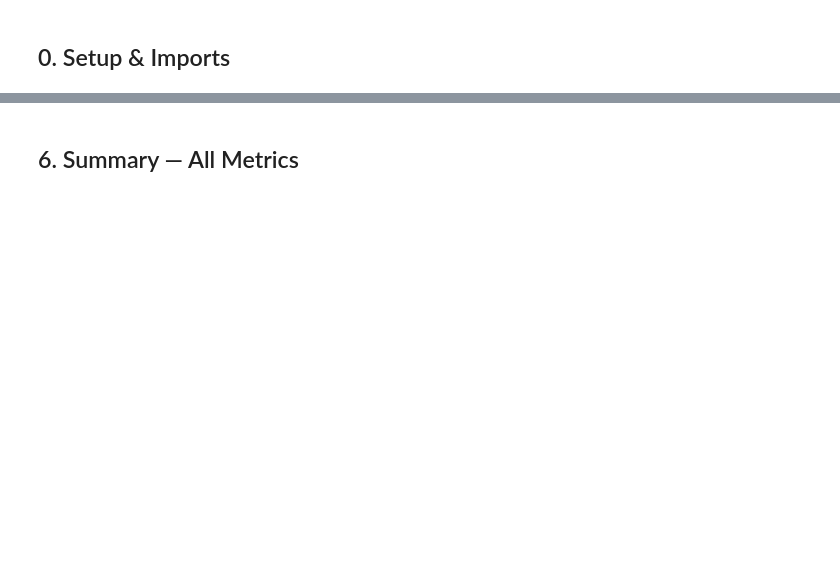
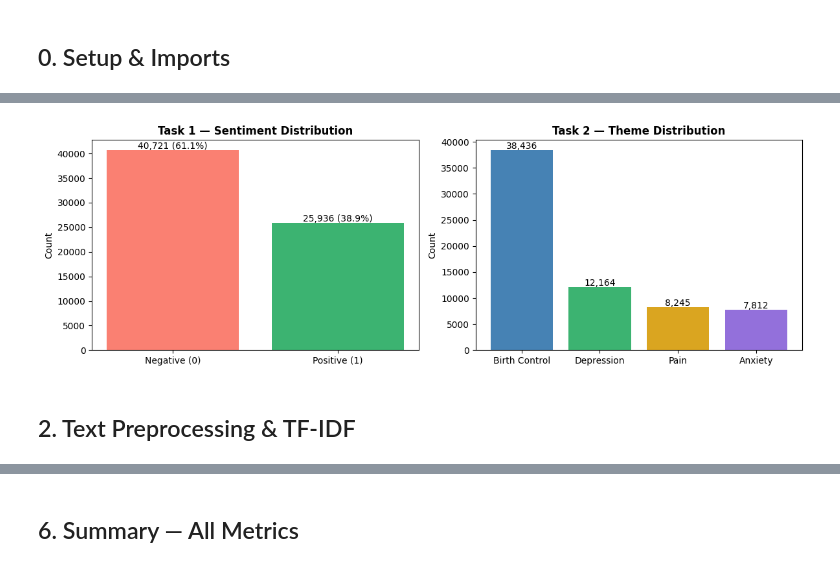
Before and after one commit to Dany281022/healthcare-nlp, a Jupyter notebook: notebooks/proof_of_results.ipynb, the cells around one changed output, grey strips where cells are left out. Cells and saved outputs as stored; diff of their text form; code cells hidden in the pictures; blank space fills up the shorter version.

```diff
--- a/notebooks/proof_of_results.ipynb
+++ b/notebooks/proof_of_results.ipynb
@@ -415,14 +11,0 @@ plt.show()
-# %%
-# Document-topic distribution — shows each doc's dominant topic
-dominant_topics = W.argmax(axis=1)
-topic_counts    = np.bincount(dominant_topics)
-
-fig, ax = plt.subplots(figsize=(8, 4))
-ax.bar([f'Topic {i+1}' for i in range(4)], topic_counts, color=colors_nmf)
-ax.set_title('Task 3 — Documents per Dominant NMF Topic', fontweight='bold')
-ax.set_ylabel('Number of documents')
-for i, v in enumerate(topic_counts):
-    ax.text(i, v + 100, f'{v:,}', ha='center')
-plt.tight_layout()
-plt.savefig('task3_topic_distribution.png', dpi=150, bbox_inches='tight')
-plt.show()
@@ -430,0 +48,43 @@ plt.show()
+# %%
+# --- Colors used throughout the notebook ---
+# Sentiment
+COLOR_NEGATIVE = 'salmon'       # red-ish negative reviews
+COLOR_POSITIVE = 'mediumseagreen'  # green  positive reviews
+
+# Themes (one color per medical category)
+COLOR_ANXIETY      = 'steelblue'
+COLOR_BIRTHCONTROL = 'mediumseagreen'
+COLOR_DEPRESSION   = 'goldenrod'
+COLOR_PAIN         = 'mediumpurple'
+
+THEME_COLORS = [COLOR_ANXIETY, COLOR_BIRTHCONTROL, COLOR_DEPRESSION, COLOR_PAIN]
+
+fig, axes = plt.subplots(1, 2, figsize=(12, 4))
+
+# Sentiment distribution
+sentiment_counts = df['Sentiment'].value_counts()
+axes[0].bar(
+    ['Negative (0)', 'Positive (1)'],
+    sentiment_counts.values,
+    color=[COLOR_NEGATIVE, COLOR_POSITIVE]
+)
+axes[0].set_title('Task 1 — Sentiment Distribution', fontweight='bold')
+axes[0].set_ylabel('Count')
+for i, v in enumerate(sentiment_counts.values):
+    axes[0].text(i, v + 200, f'{v:,} ({v/len(df)*100:.1f}%)', ha='center', fontsize=10)
+
+# Theme distribution
+theme_counts = df['Theme'].value_counts()
+axes[1].bar(theme_counts.index, theme_counts.values, color=THEME_COLORS)
+axes[1].set_title('Task 2 — Theme Distribution', fontweight='bold')
+axes[1].set_ylabel('Count')
+for i, v in enumerate(theme_counts.values):
+    axes[1].text(i, v + 200, f'{v:,}', ha='center', fontsize=10)
+
+plt.tight_layout()
+plt.savefig('class_distribution.png', dpi=150, bbox_inches='tight')
+plt.show()
+# %% [output]
+[figure, added]
+# %% [markdown]
+## 2. Text Preprocessing & TF-IDF
```
Also changed, not shown: parts of 38 cells of this notebook, 7 other files.
